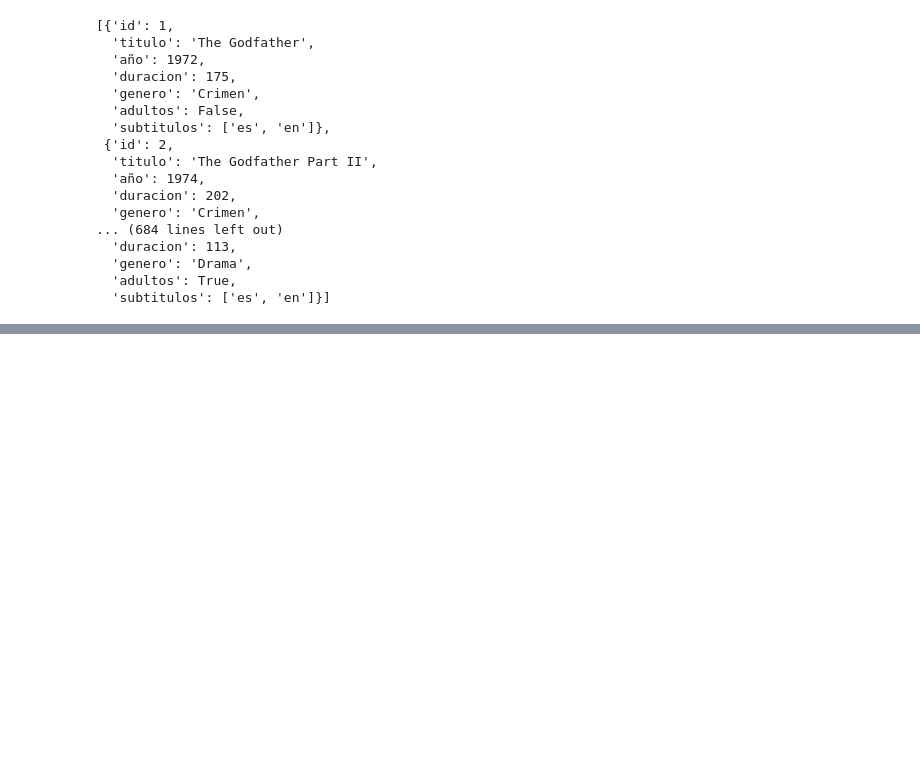
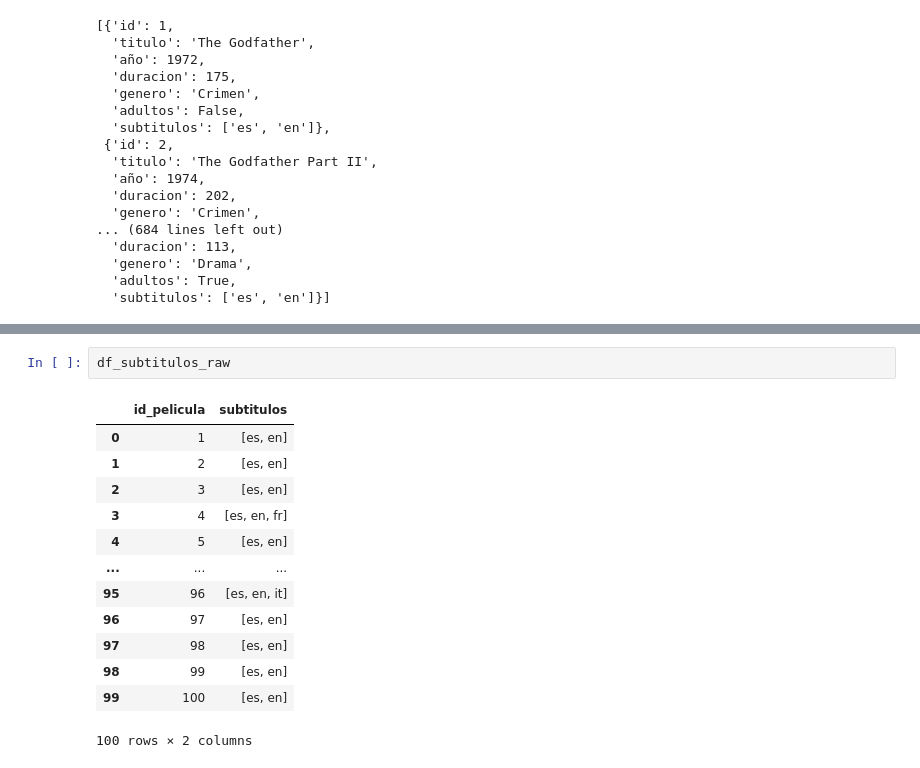
Before and after one commit to Adalab/bda-modulo-2-evaluacion-final-cristinaragon, a Jupyter notebook: Ejercicio1.ipynb, the cells around one changed output, grey strips where cells are left out. Saved outputs shown, nothing was run; the diff lists cells and outputs as text; blank space fills up the shorter version.

```diff
--- a/Ejercicio1.ipynb
+++ b/Ejercicio1.ipynb
@@ -216,0 +251,16 @@ Conexión a MySQL cerrada.
+# %%
+df_subtitulos_raw
+# %% [output]
+|  | id_pelicula | subtitulos |
+| 0 | 1 | [es, en] |
+| 1 | 2 | [es, en] |
+| 2 | 3 | [es, en] |
+| 3 | 4 | [es, en, fr] |
+| 4 | 5 | [es, en] |
+| ... | ... | ... |
+| 95 | 96 | [es, en, it] |
+| 96 | 97 | [es, en] |
+| 97 | 98 | [es, en] |
+| 98 | 99 | [es, en] |
+| 99 | 100 | [es, en] |
+100 rows × 2 columns
```
Also changed, not shown: parts of 10 cells of this notebook.
